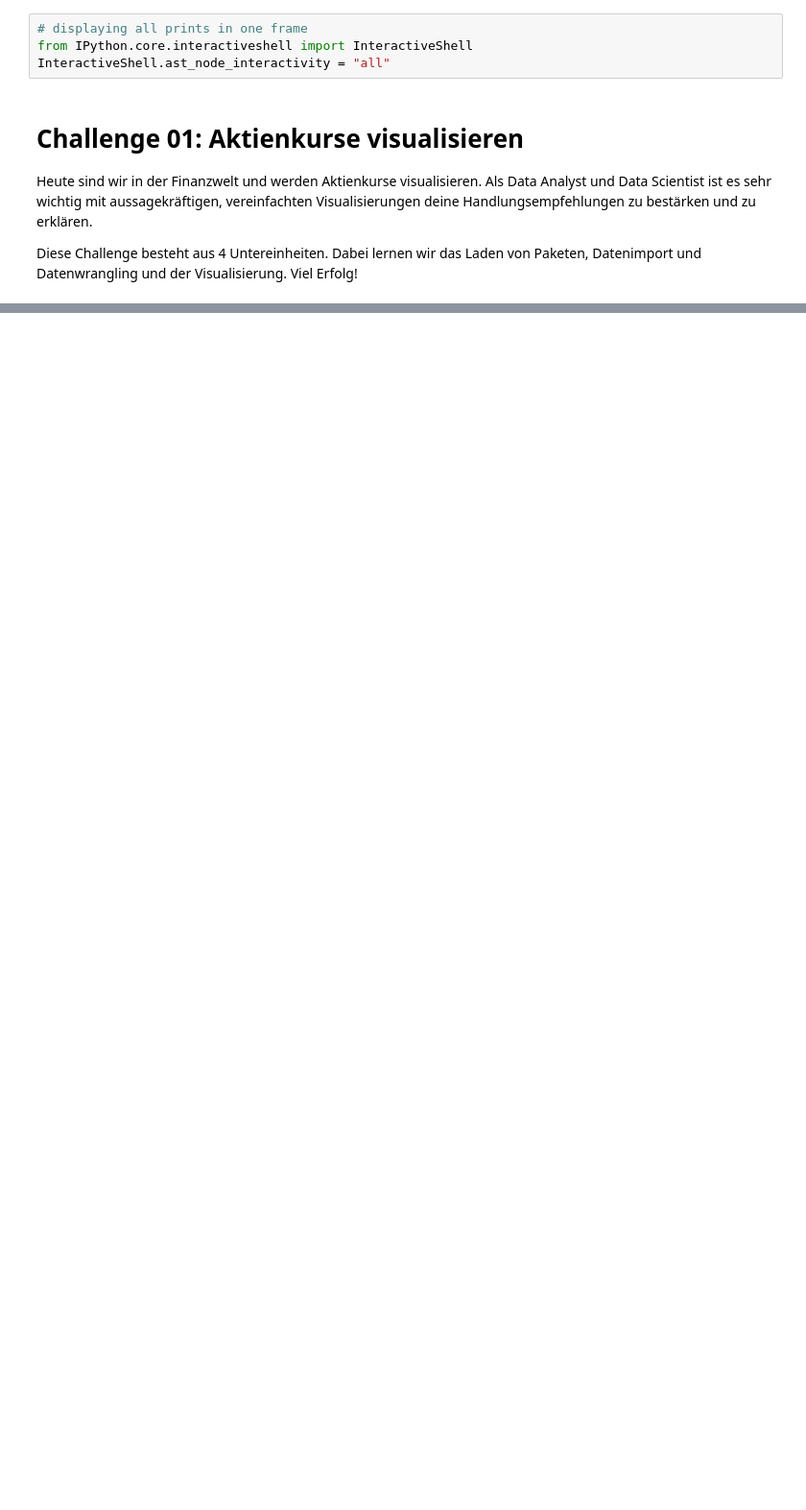
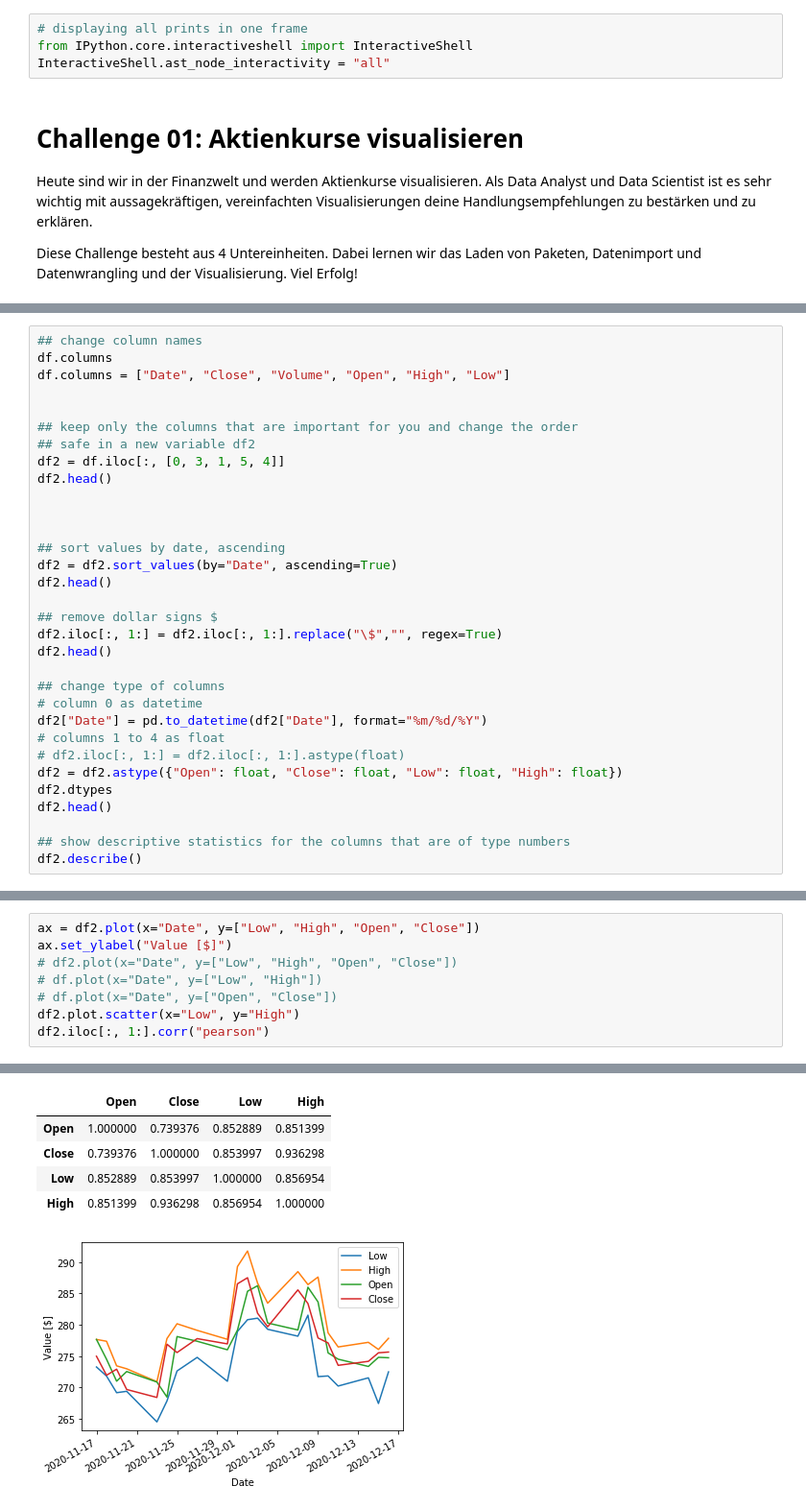
Before and after one commit to yhoang/rdm, a Jupyter notebook: stackFuel/Challenge01_Aktienkurse_visualisieren.ipynb, the cells around one changed output, grey strips where cells are left out. Shown at 96% size. Drawn from its saved outputs; the diff is of its cells as text; blank space fills up the shorter version.

Commit message:
added data wrangling and data visualization

```diff
--- a/stackFuel/Challenge01_Aktienkurse_visualisieren.ipynb
+++ b/stackFuel/Challenge01_Aktienkurse_visualisieren.ipynb
@@ -101,0 +57,32 @@ dtype: object
+# %%
+## change column names
+df.columns
+df.columns = ["Date", "Close", "Volume", "Open", "High", "Low"]
+
+
+## keep only the columns that are important for you and change the order
+## safe in a new variable df2
+df2 = df.iloc[:, [0, 3, 1, 5, 4]]
+df2.head()
+
+
+
+## sort values by date, ascending
+df2 = df2.sort_values(by="Date", ascending=True)
+df2.head()
+
+## remove dollar signs $
+df2.iloc[:, 1:] = df2.iloc[:, 1:].replace("\$","", regex=True)
+df2.head()
+
+## change type of columns
+# column 0 as datetime
+df2["Date"] = pd.to_datetime(df2["Date"], format="%m/%d/%Y")
+# columns 1 to 4 as float
+# df2.iloc[:, 1:] = df2.iloc[:, 1:].astype(float)
+df2 = df2.astype({"Open": float, "Close": float, "Low": float, "High": float})
+df2.dtypes
+df2.head()
+
+## show descriptive statistics for the columns that are of type numbers
+df2.describe()
@@ -101,0 +132,9 @@ dtype: object
+# %%
+ax = df2.plot(x="Date", y=["Low", "High", "Open", "Close"])
+ax.set_ylabel("Value [$]")
+# df2.plot(x="Date", y=["Low", "High", "Open", "Close"])
+# df.plot(x="Date", y=["Low", "High"])
+# df.plot(x="Date", y=["Open", "Close"])
+df2.plot.scatter(x="Low", y="High")
+df2.iloc[:, 1:].corr("pearson")
+# %% [output]
@@ -101,0 +143,6 @@ dtype: object
+|  | Open | Close | Low | High |
+| Open | 1.000000 | 0.739376 | 0.852889 | 0.851399 |
+| Close | 0.739376 | 1.000000 | 0.853997 | 0.936298 |
+| Low | 0.852889 | 0.853997 | 1.000000 | 0.856954 |
+| High | 0.851399 | 0.936298 | 0.856954 | 1.000000 |
+[figure, added]
```
Also changed, not shown: parts of 11 cells of this notebook.
